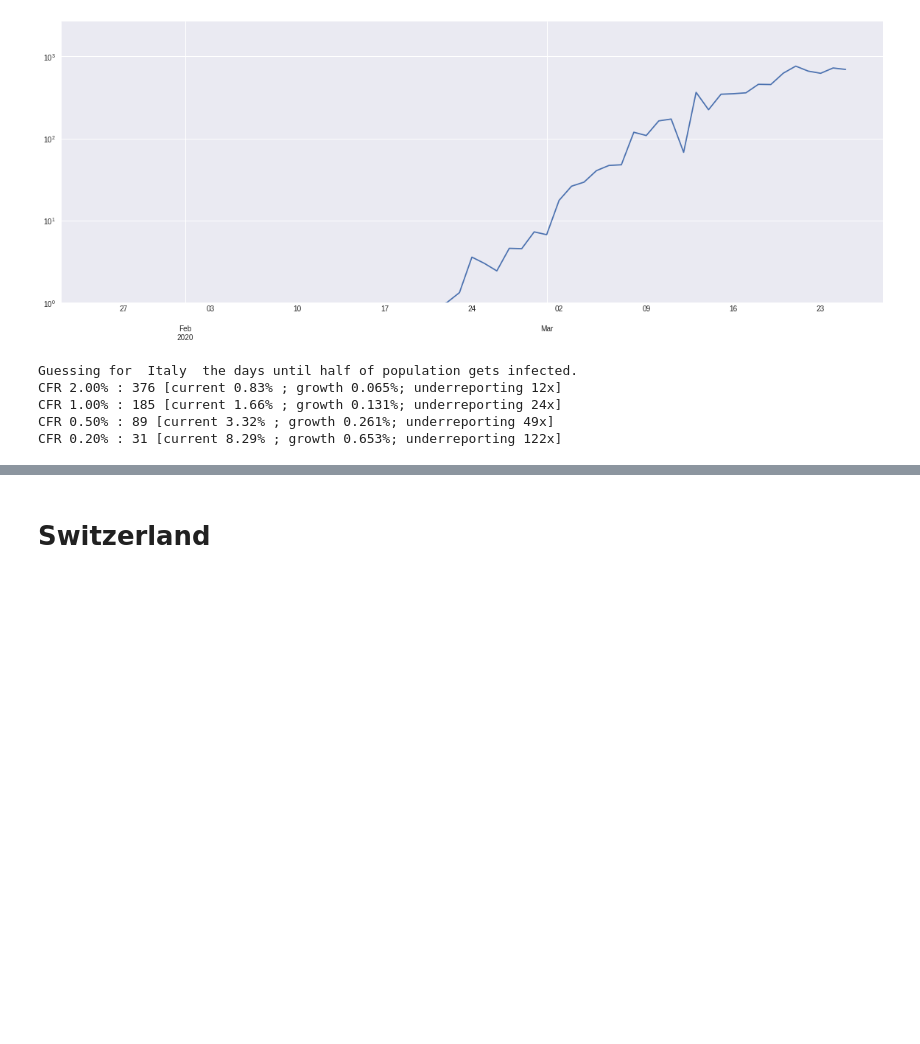
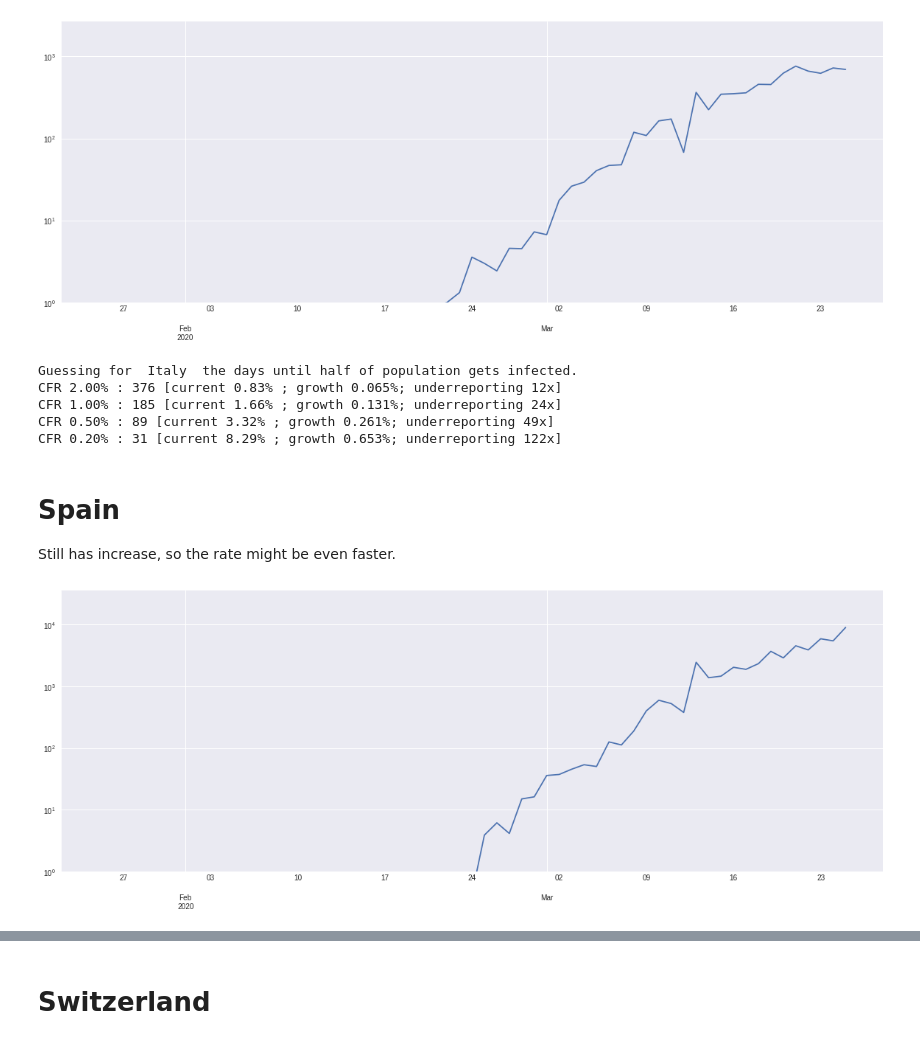
Before and after one commit to acsaba22/covid, a Jupyter notebook: analize03-29.ipynb, the cells around one changed output, grey strips where cells are left out. Saved outputs shown, nothing was run; the diff lists cells and outputs as text; code cells hidden in the pictures; blank space fills up the shorter version.

Commit message:
Add spain

```diff
--- a/analize03-29.ipynb
+++ b/analize03-29.ipynb
@@ -217,3 +218,10 @@ CFR 2.00% : 376 [current 0.83% ; growth 0.065%; underreporting 12x]
 CFR 1.00% : 185 [current 1.66% ; growth 0.131%; underreporting 24x]
 CFR 0.50% : 89 [current 3.32% ; growth 0.261%; underreporting 49x]
 CFR 0.20% : 31 [current 8.29% ; growth 0.653%; underreporting 122x]
+# %% [markdown]
+# Spain
+Still has increase, so the rate might be even faster.
+# %%
+smoothDaily(con.loc['Spain']).plot(logy=True).set_ybound(lower=1)
+# %% [output]
+[figure, added]
```
Also changed, not shown: parts of 4 cells of this notebook, 1 other file.
